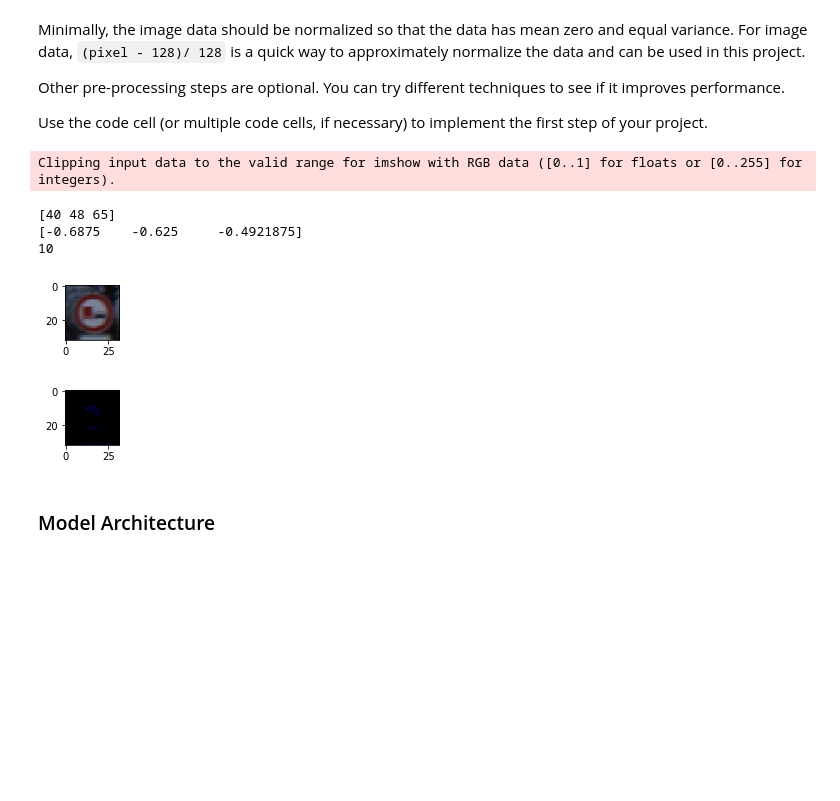
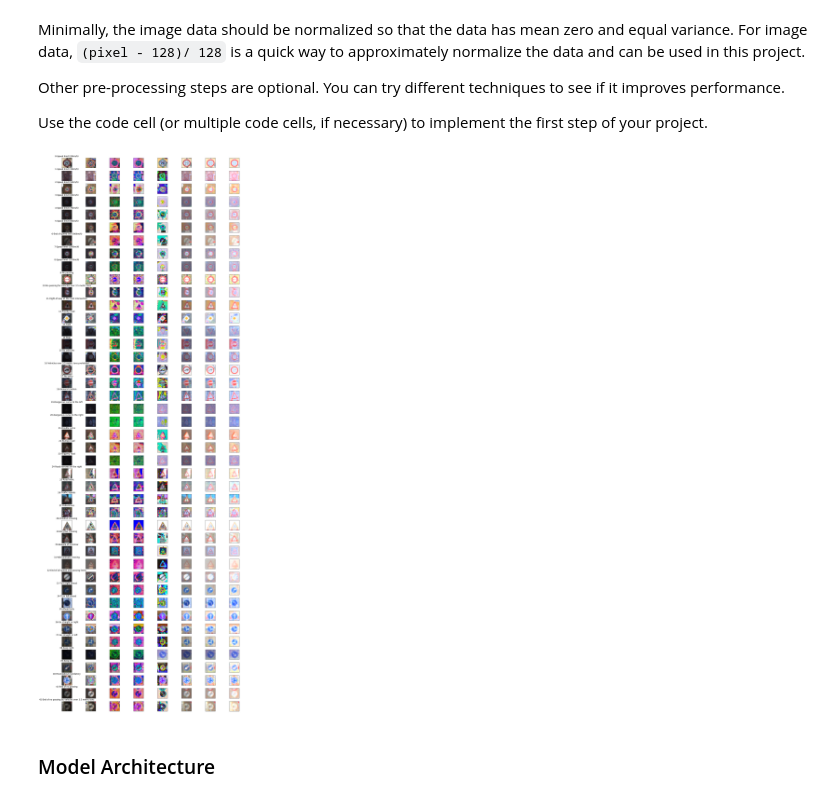
Before and after one commit to arrawatia/CarND-Traffic-Sign-Classifier-Project, a Jupyter notebook: Traffic_Sign_Classifier.ipynb, the cells around one changed output. Saved outputs shown, nothing was run; the diff lists cells and outputs as text; code cells hidden in the pictures; blank space fills up the shorter version.

```diff
--- a/Traffic_Sign_Classifier.ipynb
+++ b/Traffic_Sign_Classifier.ipynb
@@ -140,6 +163,9 @@ Use the code cell (or multiple code cells, if necessary) to implement the first
 ### Preprocess the data here. It is required to normalize the data. Other preprocessing steps could include
 ### converting to grayscale, etc.
 ### Feel free to use as many code cells as needed.
+def normalize(images):
+    return (images + (-128)) / 128
+
 X_train_n = X_train + (-128)
 X_train_n = X_train_n / 128
 
@@ -148,30 +174,41 @@ X_test_n = X_test_n / 128
 
 X_valid_n = X_valid + (-128)
 X_valid_n = X_valid_n / 128
-# %%
-import random
-import numpy as np
-import matplotlib.pyplot as plt
-%matplotlib inline
-
-index = random.randint(0, len(X_train))
-image = X_train[index].squeeze()
-
-plt.figure(figsize=(1,1))
-plt.imshow(image)
-plt.figure(figsize=(1,1))
-plt.imshow(X_train_n[index].squeeze())
-print(X_train[index][0][0])
-print(X_train_n[index][0][0])
-print(y_train[index])
-# X_train_norm[index]
-# %% [output]
-Clipping input data to the valid range for imshow with RGB data ([0..1] for floats or [0..255] for integers).
-[40 48 65]
-[-0.6875    -0.625     -0.4921875]
-10
-[figure, removed]
-[figure, removed]
+# %%
+import cv2
+fig, axes = plt.subplots(n_classes, 8, figsize=(20, 60), subplot_kw={'xticks': [], 'yticks': []})
+fig.subplots_adjust(hspace=0.3, wspace=0.1)
+
+# https://stackoverflow.com/questions/32609098/how-to-fast-change-image-brightness-with-python-opencv
+def increase_brightness(img, value=30):
+    hsv = cv2.cvtColor(img, cv2.COLOR_BGR2HSV)
+    h, s, v = cv2.split(hsv)
+
+    lim = 255 - value
+    v[v > lim] = 255
+    v[v <= lim] += value
+
+    final_hsv = cv2.merge((h, s, v))
+    img = cv2.cvtColor(final_hsv, cv2.COLOR_HSV2BGR)
+    return img
+
+for i in df["ClassId"].index:
+
+    image_idx = np.where(y_train == i)[0][0]
+    axes[i,0].imshow(X_train[image_idx])
+    axes[i,1].imshow(normalize(X_train[image_idx]))
+    axes[i,2].imshow(normalize(cv2.cvtColor(X_train[image_idx], cv2.COLOR_BGR2HSV)))
+    axes[i,3].imshow(normalize(cv2.cvtColor(increase_brightness(X_train[image_idx]), cv2.COLOR_BGR2HSV)))
+#     axes[i,3].imshow(increase_brightness(X_train[image_idx], 40))
+    axes[i,4].imshow(normalize(increase_brightness(X_train[image_idx], 90)))
+    axes[i,5].imshow(increase_brightness(X_train[image_idx], 100))
+    axes[i,6].imshow(increase_brightness(X_train[image_idx], 150))
+    axes[i,7].imshow(increase_brightness(X_train[image_idx], 200))
+    axes[i,0].set_title(str(i) + "-" + str(signs['SignName'][i]))
+
+plt.show()
+# %% [output]
+[figure, added]
 # %% [markdown]
 ### Model Architecture
 # %%
```
Also changed, not shown: parts of 14 cells of this notebook.
